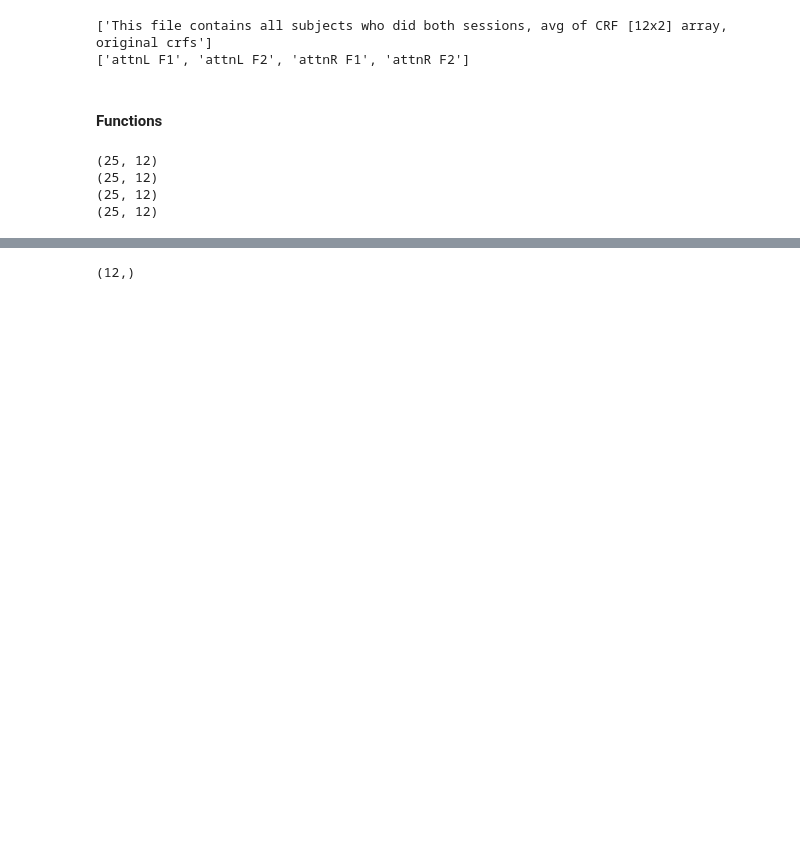
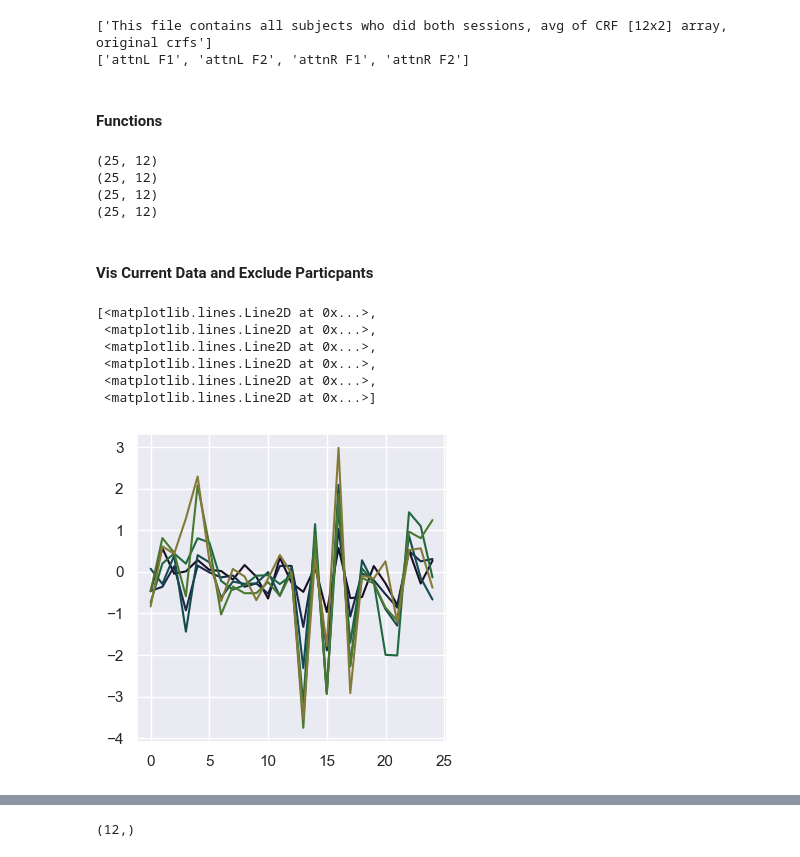
Before and after one commit to PatriciaNL/LTP_analysis, a Jupyter notebook: PythonScripts/GetAllSubjCRFDiff.ipynb, the cells around one changed output, grey strips where cells are left out. Drawn from its saved outputs; the diff is of its cells as text; code cells hidden in the pictures; blank space fills up the shorter version.

```diff
--- a/PythonScripts/GetAllSubjCRFDiff.ipynb
+++ b/PythonScripts/GetAllSubjCRFDiff.ipynb
@@ -83,3 +97,20 @@ for co in range(NumConds):
 (25, 12)
 (25, 12)
 (25, 12)
+# %% [markdown]
+#### Vis Current Data and Exclude Particpants
+# %%
+fig,axs = plt.subplots(1,4,figsize = (4,4), sharey=True)
+
+f_co = 3
+dIn = AllDiffs[f_co]
+
+axs.plot(dIn[:,:6])
+# %% [output]
+[<matplotlib.lines.Line2D at 0x...>,
+ <matplotlib.lines.Line2D at 0x...>,
+ <matplotlib.lines.Line2D at 0x...>,
+ <matplotlib.lines.Line2D at 0x...>,
+ <matplotlib.lines.Line2D at 0x...>,
+ <matplotlib.lines.Line2D at 0x...>]
+[figure, added]
```
Also changed, not shown: parts of 16 cells of this notebook.
